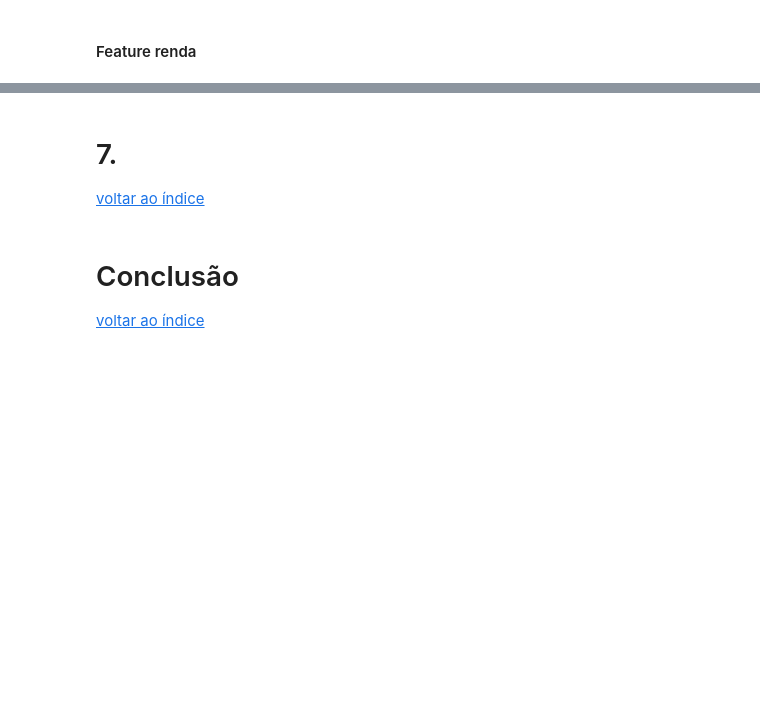
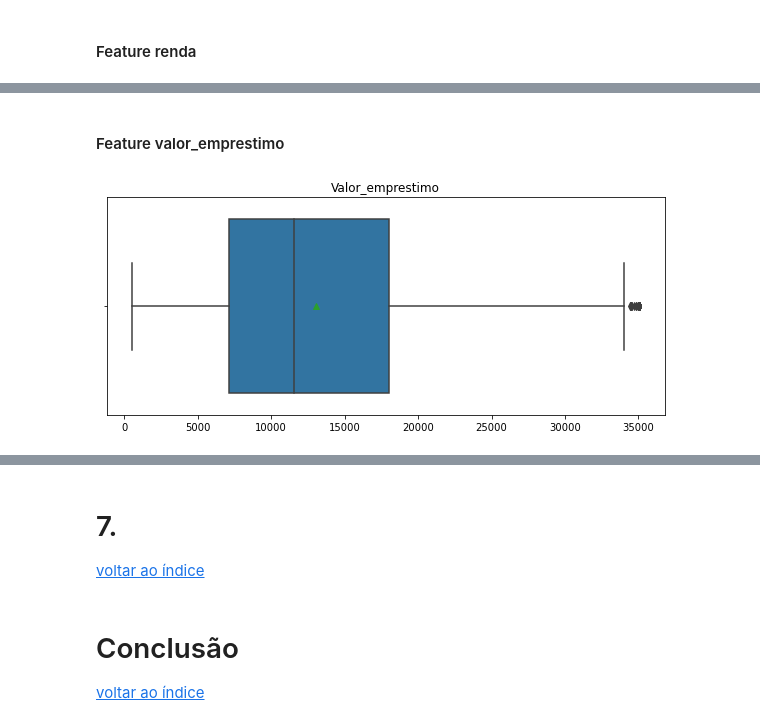
Before and after one commit to ihaveonesun/analise_descritiva_banco, a Jupyter notebook: analise_descritiva_banco_01.ipynb, the cells around one changed output, grey strips where cells are left out. Cells and saved outputs as stored; diff of their text form; code cells hidden in the pictures; blank space fills up the shorter version.

```diff
--- a/analise_descritiva_banco_01.ipynb
+++ b/analise_descritiva_banco_01.ipynb
@@ -217,0 +212,6 @@ Text(0.5, 1.0, 'Renda')
+# %% [markdown]
+#### Feature valor_emprestimo
+# %%
+grafico_boxplot(df_risco_credito.valor_emprestimo)
+# %% [output]
+[figure, added]
```
Also changed, not shown: parts of 26 cells of this notebook.
